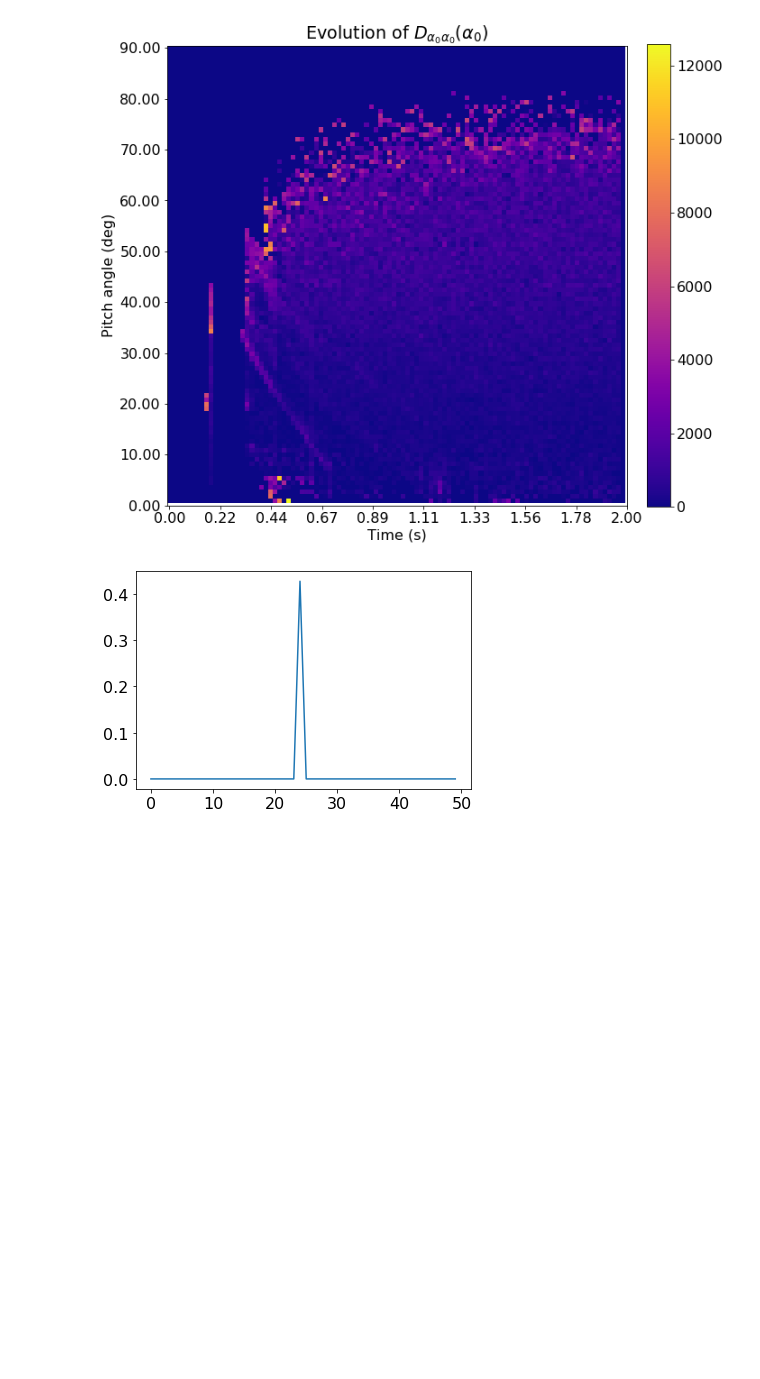
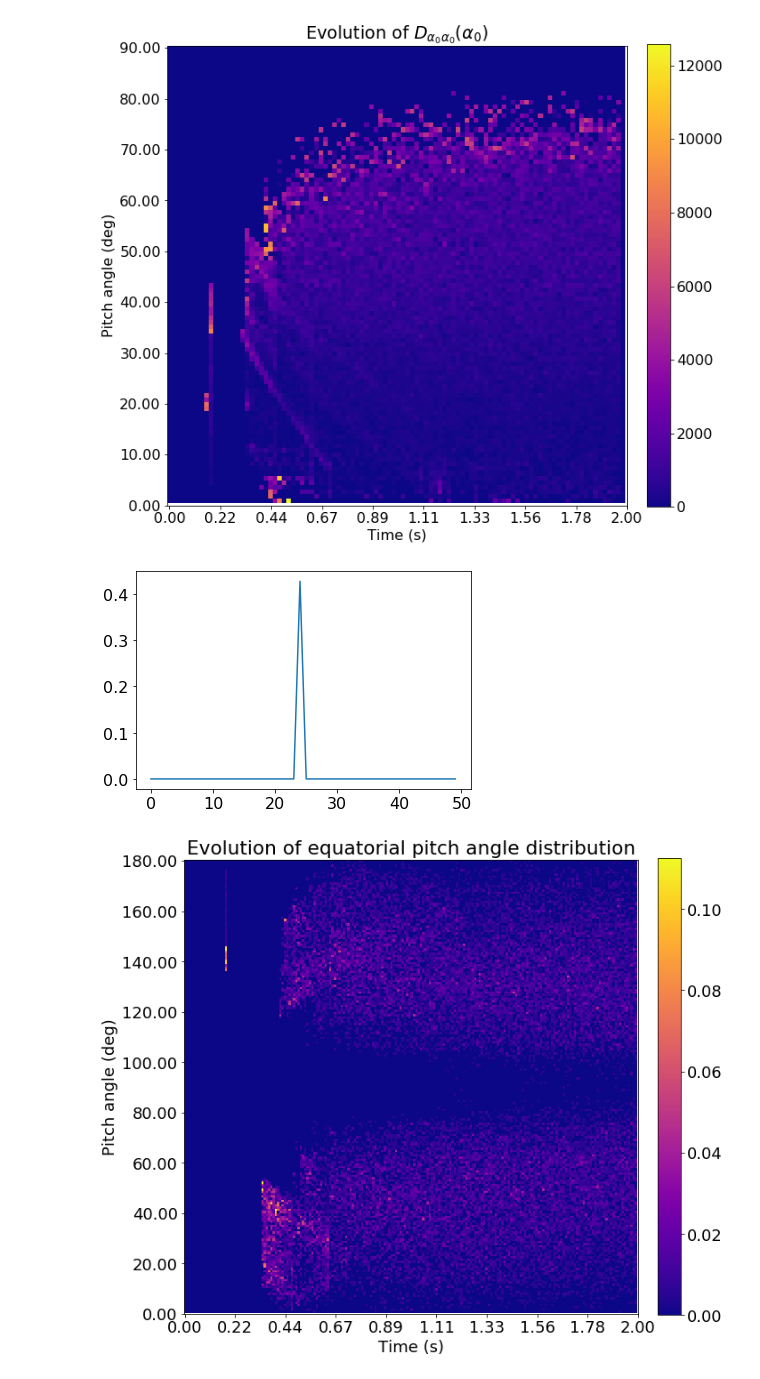
Before and after one commit to zbeever/cpt-solver, a Jupyter notebook: notebooks/eq_pitch_angle_analysis.ipynb, the cells around one changed output. Cells and saved outputs as stored; diff of their text form; code cells hidden in the pictures; blank space fills up the shorter version.

```diff
--- a/eq_pitch_angle_analysis.ipynb
+++ b/notebooks/eq_pitch_angle_analysis.ipynb
@@ -642,0 +701,4 @@ plt.show()
+# %%
+pa_eq_plane_evolution(system.history, 200, 200, 2, False)
+# %% [output]
+[figure, added]
```
Also changed, not shown: parts of 6 cells of this notebook, 20 other files.
